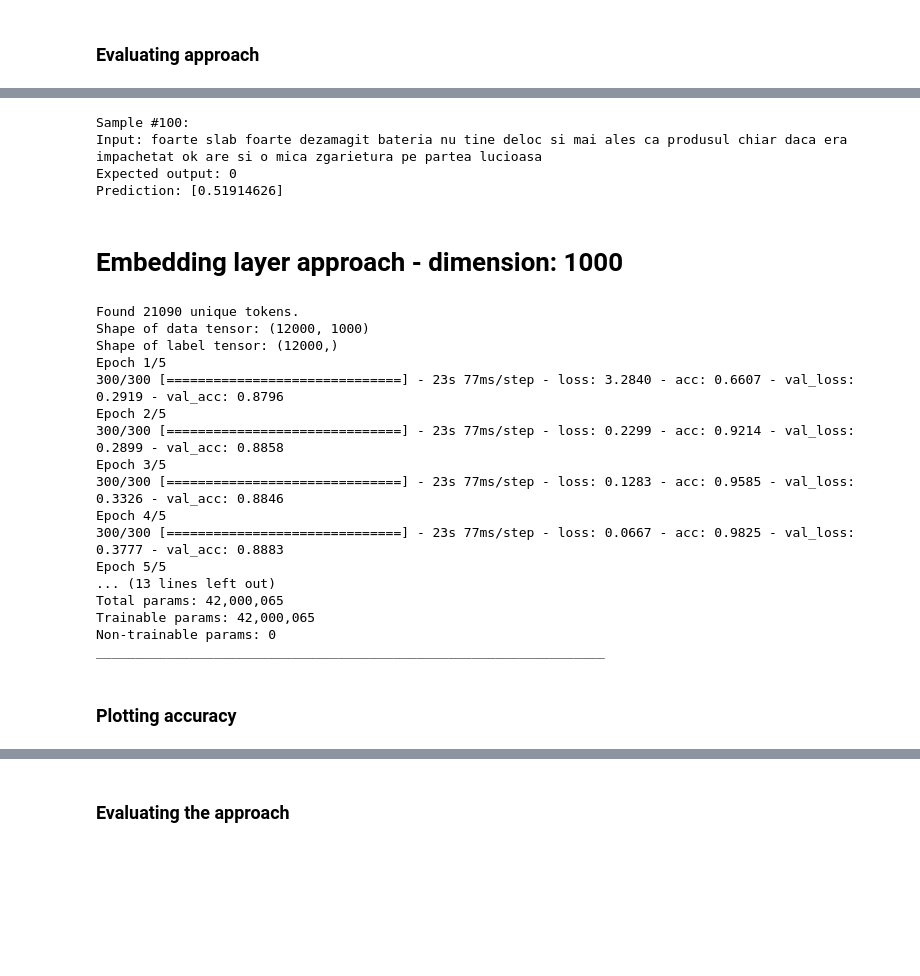
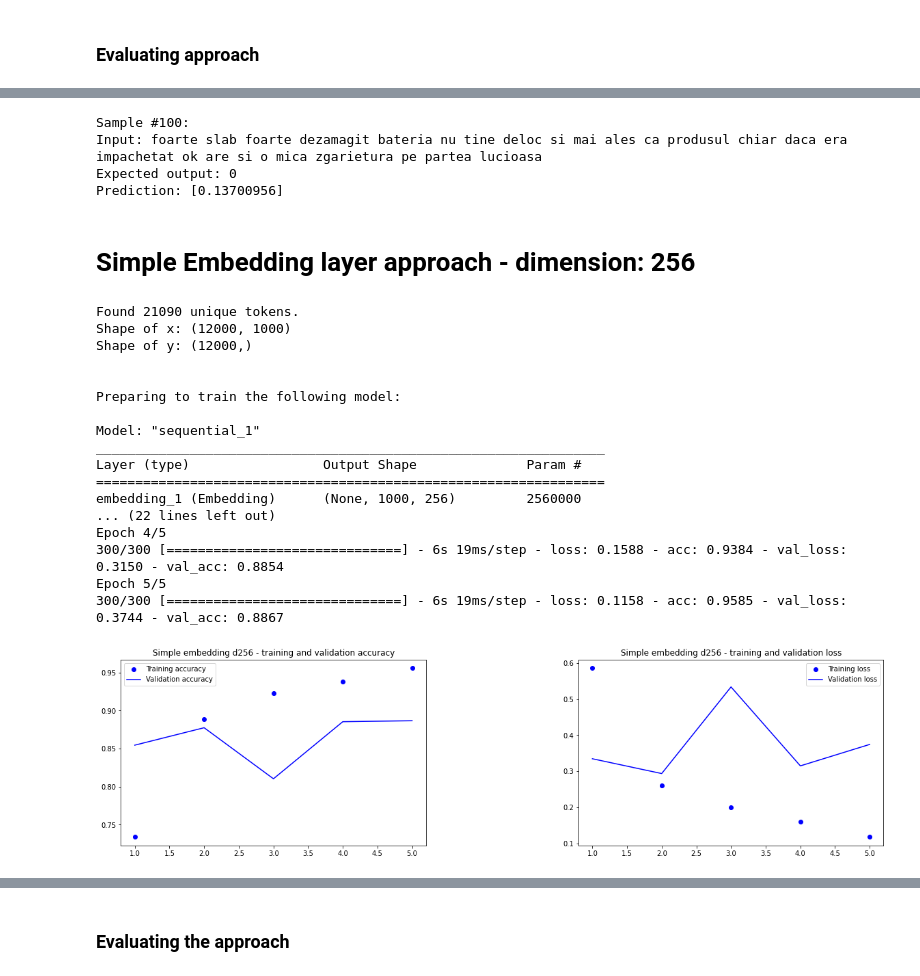
Before and after one commit to ncsereoka/SentRoL, a Jupyter notebook: SentRoL.ipynb, the cells around one changed output, grey strips where cells are left out. Drawn from its saved outputs; the diff is of its cells as text; code cells hidden in the pictures; blank space fills up the shorter version.

```diff
--- a/SentRoL.ipynb
+++ b/SentRoL.ipynb
@@ -125,40 +110,39 @@ Accuracy: 83.97%
 # %%
-naive_embedding.predict_sample(model, config, x_test, y_test, 100)
+simple_embedding.predict_sample(model, config, tokenizer, x_test, y_test, 100)
 # %% [output]
 Sample #100:
 Input: foarte slab foarte dezamagit bateria nu tine deloc si mai ales ca produsul chiar daca era impachetat ok are si o mica zgarietura pe partea lucioasa
 Expected output: 0
-Prediction: [0.51914626]
+Prediction: [0.13700956]
 # %% [markdown]
-# Embedding layer approach - dimension: 1000
+# Simple Embedding layer approach - dimension: 256
 # %%
-from approach import naive_embedding
+from approach import simple_embedding
 
-x = x_train + x_val
-y = y_train + y_val
-
-config = naive_embedding.Config(x, y, 1000, 10000, 1000)
-model, history = naive_embedding.train(config)
-model.summary()
+config = simple_embedding.Config(256, MAX_WORDS, MAX_LEN)
+model, history = simple_embedding.train(config, tokenizer, x_train, y_train)
 # %% [output]
 Found 21090 unique tokens.
-Shape of data tensor: (12000, 1000)
-Shape of label tensor: (12000,)
-Epoch 1/5
-300/300 [==============================] - 23s 77ms/step - loss: 3.2840 - acc: 0.6607 - val_loss: 0.2919 - val_acc: 0.8796
-Epoch 2/5
-300/300 [==============================] - 23s 77ms/step - loss: 0.2299 - acc: 0.9214 - val_loss: 0.2899 - val_acc: 0.8858
-Epoch 3/5
-300/300 [==============================] - 23s 77ms/step - loss: 0.1283 - acc: 0.9585 - val_loss: 0.3326 - val_acc: 0.8846
+Shape of x: (12000, 1000)
+Shape of y: (12000,)
+
+
+Preparing to train the following model:
+
+Model: "sequential_1"
+_________________________________________________________________
+Layer (type)                 Output Shape              Param #
+=================================================================
+embedding_1 (Embedding)      (None, 1000, 256)         2560000
+... (22 lines left out)
 Epoch 4/5
-300/300 [==============================] - 23s 77ms/step - loss: 0.0667 - acc: 0.9825 - val_loss: 0.3777 - val_acc: 0.8883
+300/300 [==============================] - 6s 19ms/step - loss: 0.1588 - acc: 0.9384 - val_loss: 0.3150 - val_acc: 0.8854
 Epoch 5/5
-... (13 lines left out)
-Total params: 42,000,065
-Trainable params: 42,000,065
-Non-trainable params: 0
-_________________________________________________________________
+300/300 [==============================] - 6s 19ms/step - loss: 0.1158 - acc: 0.9585 - val_loss: 0.3744 - val_acc: 0.8867
-# %% [markdown]
-### Plotting accuracy
+# %%
+from approach import plotting
+plotting.plot(history, 'Simple embedding d256')
+# %% [output]
+[figure, added]
 # %%
 from utils import plotting
```
Also changed, not shown: parts of 20 cells of this notebook, 6 other files.
